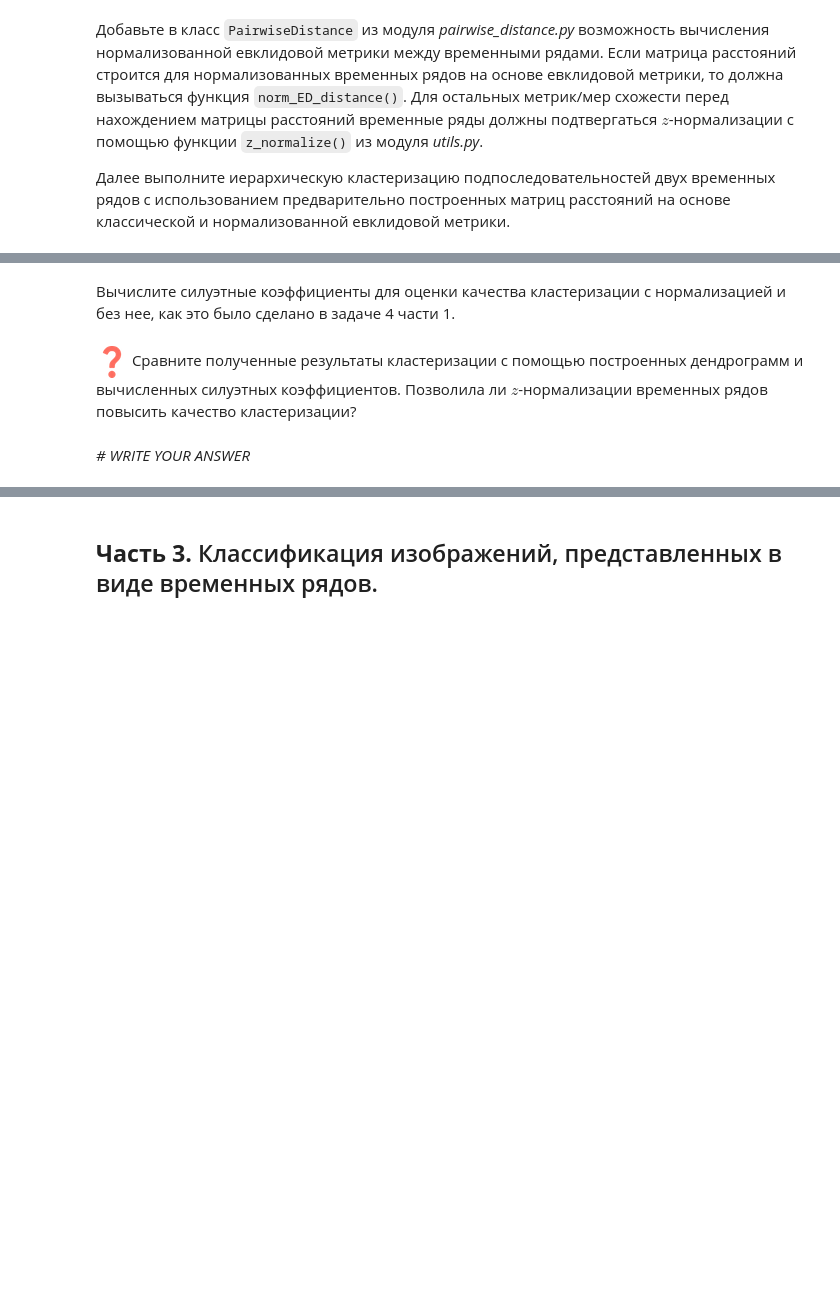
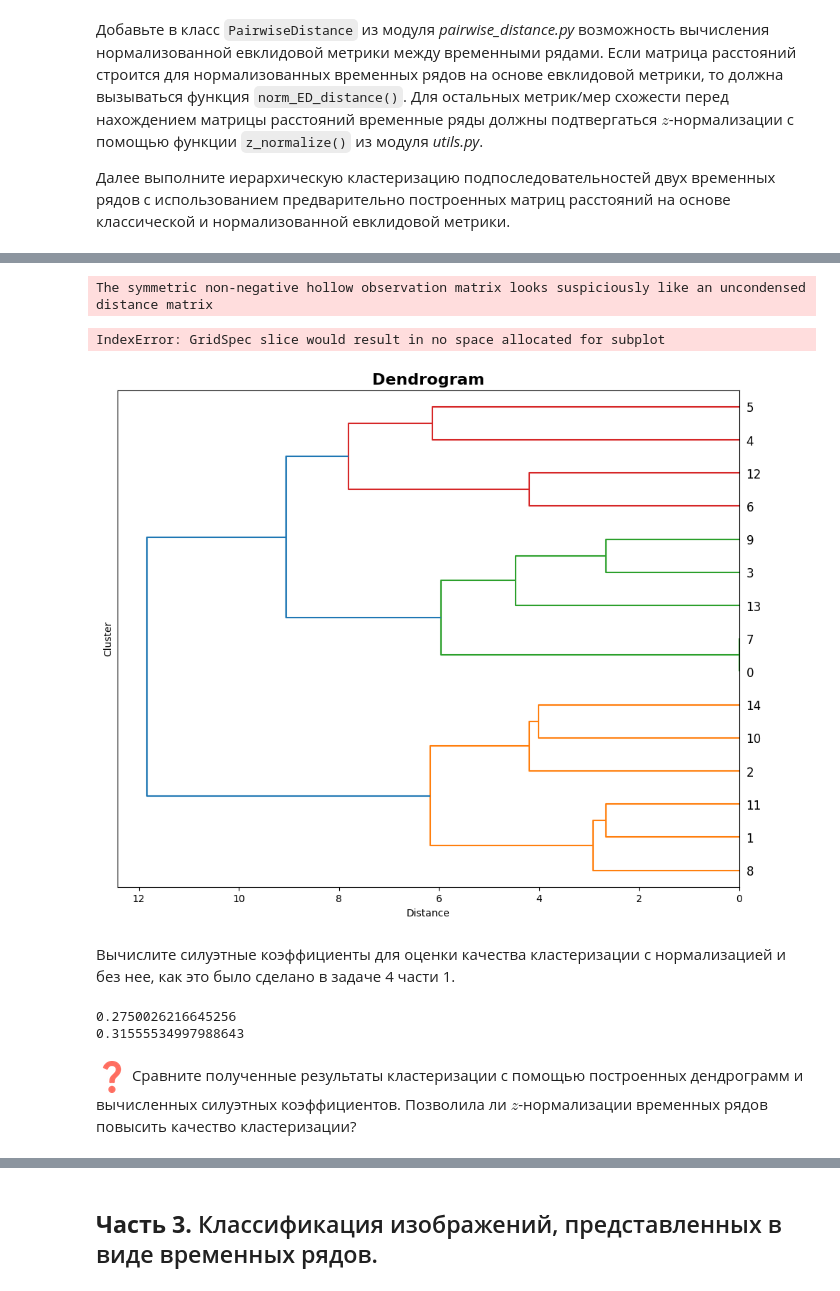
Before and after one commit to sgordeeva/2024-Gordeeva-TimeSeriesCourse, a Jupyter notebook: practice/01 Basics/01 Basics.ipynb, the cells around one changed output, grey strips where cells are left out. Drawn from its saved outputs; the diff is of its cells as text; code cells hidden in the pictures; blank space fills up the shorter version.

```diff
--- a/practice/01 Basics/01 Basics.ipynb
+++ b/practice/01 Basics/01 Basics.ipynb
@@ -301,2 +326,11 @@ labels = np.array([0]*subs_set1[0:15].shape[0] + [1]*subs_set2[0:15].shape[0])
+# %%
+pd = PairwiseDistance(is_normalize=True, z_norm_flag=True)
+norm_distance_matrix = pd.calculate(input_data=np.array(ts_arr))
+norm_result = TSHC.fit_predict(norm_distance_matrix)
+TSHC.plot_dendrogram(pandas.DataFrame(norm_result), labels, 0)
+# %% [output]
+The symmetric non-negative hollow observation matrix looks suspiciously like an uncondensed distance matrix
+IndexError: GridSpec slice would result in no space allocated for subplot
+[figure, added]
 # %% [markdown]
 Вычислите силуэтные коэффициенты для оценки качества кластеризации с нормализацией и без нее, как это было сделано в задаче 4 части 1.
@@ -305,5 +337,9 @@ labels = np.array([0]*subs_set1[0:15].shape[0] + [1]*subs_set2[0:15].shape[0])
+# %%
+print(silhouette_score(distance_matrix, result))
+print(silhouette_score(norm_distance_matrix, norm_result))
+# %% [output]
+0.2750026216645256
+0.31555534997988643
 # %% [markdown]
 ![equation.png](embedded-picture-1)
 Сравните полученные результаты кластеризации с помощью построенных дендрограмм и вычисленных силуэтных коэффициентов. Позволила ли $z$-нормализации временных рядов повысить качество кластеризации?
-# %% [markdown]
-*# WRITE YOUR ANSWER*
```
Also changed, not shown: parts of 14 cells of this notebook.
